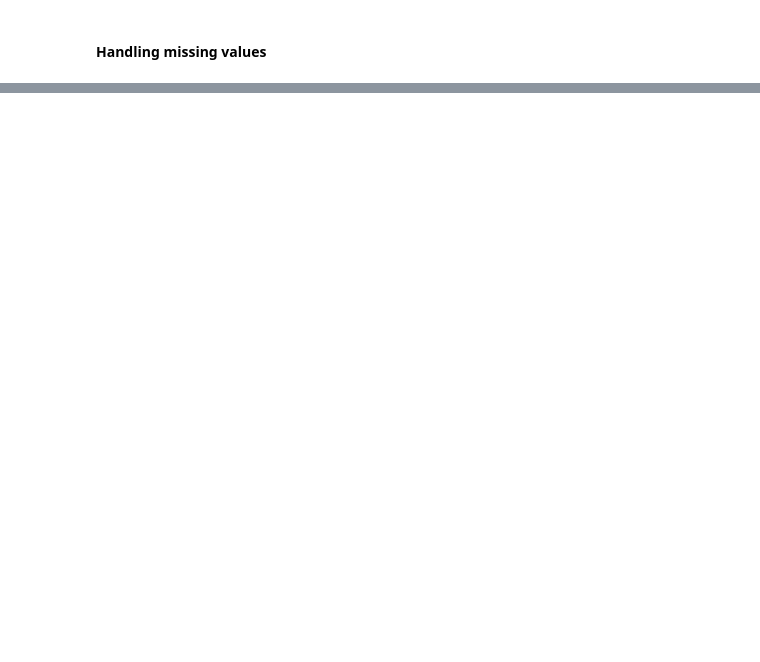
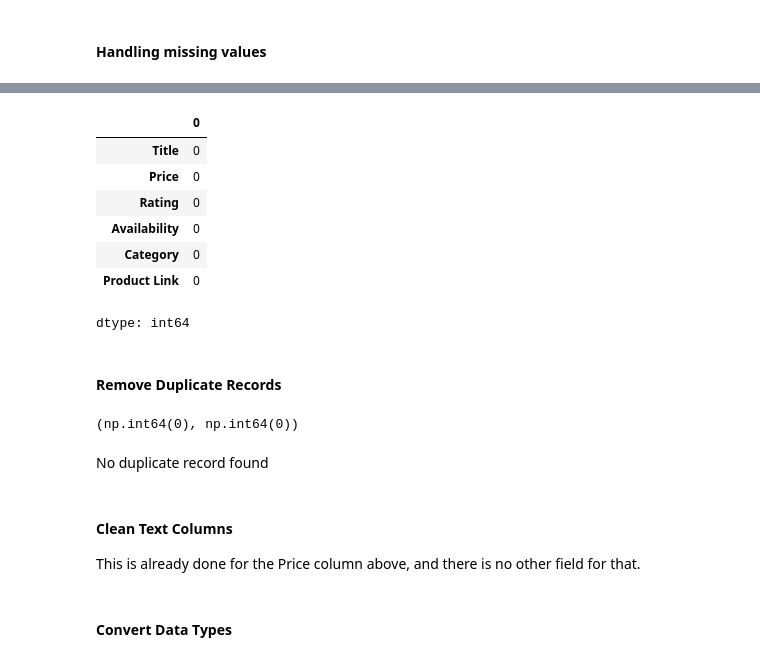
Before and after one commit to MAI-AIIU/advanced-programming, a Jupyter notebook: assignments/first/src/First_Assignment.ipynb, the cells around one changed output, grey strips where cells are left out. Saved outputs shown, nothing was run; the diff lists cells and outputs as text; code cells hidden in the pictures; blank space fills up the shorter version.

```diff
--- a/assignments/first/src/First_Assignment.ipynb
+++ b/assignments/first/src/First_Assignment.ipynb
@@ -271,0 +341,26 @@ As per above analysis, scrape books don't have any missing value but Github book
+# %%
+github_books = github_books.dropna(subset=["Title"])
+# %%
+github_books.isna().sum()
+# %% [output]
+|  | 0 |
+| Title | 0 |
+| Price | 0 |
+| Rating | 0 |
+| Availability | 0 |
+| Category | 0 |
+| Product Link | 0 |
+dtype: int64
+# %% [markdown]
+#### Remove Duplicate Records
+# %%
+github_books.duplicated().sum(), toscrape_books.duplicated().sum()
+# %% [output]
+(np.int64(0), np.int64(0))
+# %% [markdown]
+No duplicate record found
+# %% [markdown]
+#### Clean Text Columns
+This is already done for the Price column above, and there is no other field for that.
+# %% [markdown]
+#### Convert Data Types
```
Also changed, not shown: parts of 18 cells of this notebook.
